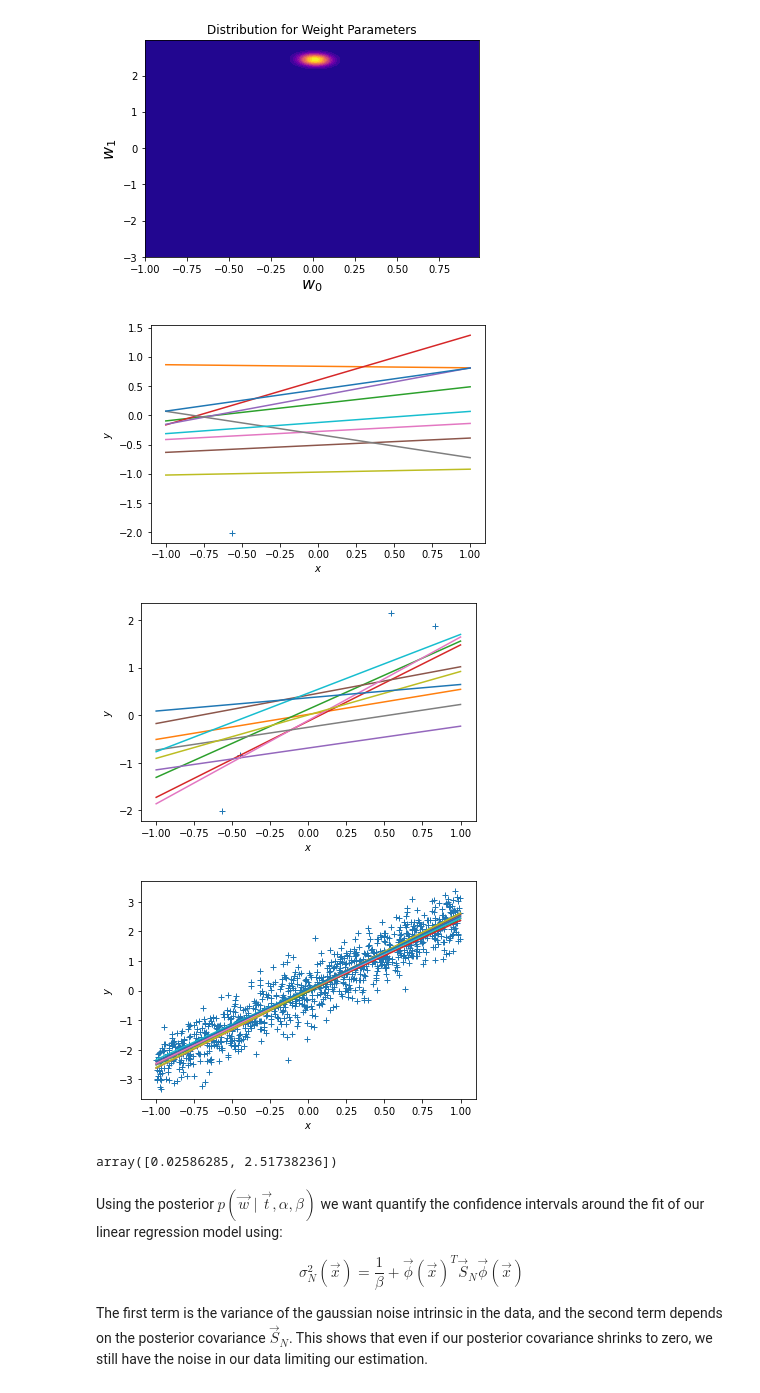
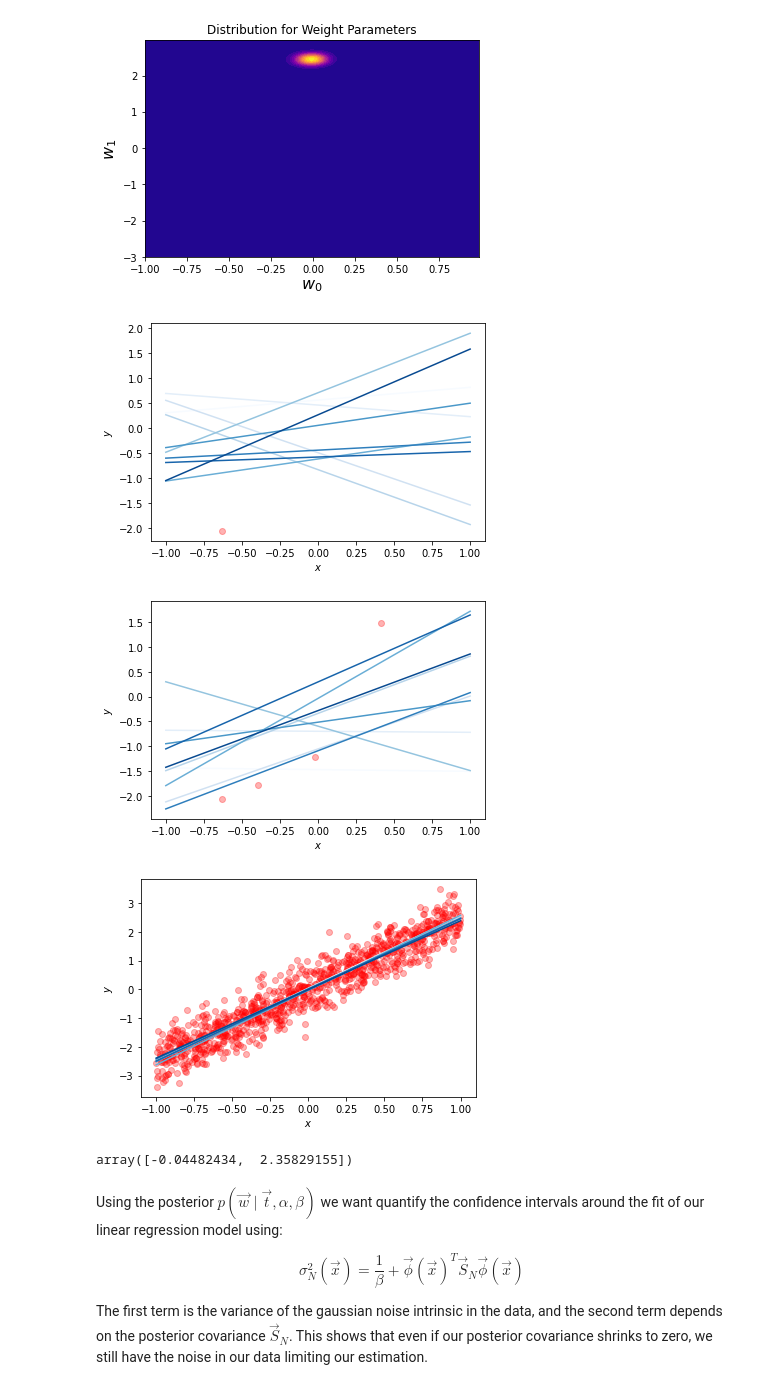
Before and after one commit to RobvanGastel/optimization-ml, a Jupyter notebook: Bayesian_linear_regression.ipynb, the cells around one changed output. Cells and saved outputs as stored; diff of their text form; code cells hidden in the pictures.

```diff
--- a/Bayesian_linear_regression.ipynb
+++ b/Bayesian_linear_regression.ipynb
@@ -44,8 +45,8 @@ def plot_fit(A, y, params, phi=lambda x: x, x_lim=1, n=100):
 
     plt.xlabel("$x$")
     plt.ylabel("$y$")
-    plt.plot(A[:, 0], y, marker="x", linestyle="none")
-    plt.plot(x_values, y_values, '-r', linewidth=2, label='regression fit')
+    plt.plot(A[:, 0], y, "ro", alpha=0.3)
+    plt.plot(x_values, y_values, '-b', linewidth=2, label='regression fit')
     plt.legend()
 
 # Passing intercept, and slope
@@ -125,37 +126,40 @@ visualize_posterior(lim_x=1, lim_y=3, posterior=posterior)
 # %%
 def plot_posterior_fit(A, y, posterior, n=10):
 
     plt.xlabel("$x$")
     plt.ylabel("$y$")
-    plt.plot(A[:, 0], y, marker="+", linestyle="none")
+    plt.plot(A[:, 0], y, "ro", alpha=0.3)
+
+    cmap = matplotlib.colormaps.get_cmap('Blues')
+    colors = [cmap(i/n) for i in range(n)]
 
     for i in range(n):
         params = posterior.rvs(1)
         x_values = np.linspace(-1, 1, 100)
         y_values = params[1] * x_values + params[0]
-        plt.plot(x_values, y_values)
+        plt.plot(x_values, y_values, color=colors[i])
 
 # Plot the fit of the prior
 plot_posterior_fit(A[:1], y[:1], prior)
 # %% [output]
-[figure, old version]
+[figure, new version]
 # %%
 M = 4
 posterior = calculate_posterior(A[:M], y[:M], beta = 1.0, prior=prior)
 plot_posterior_fit(A[:M], y[:M], posterior)
 # %% [output]
-[figure, old version]
+[figure, new version]
 # %%
 # Plot the fit with all data
 posterior = calculate_posterior(A, y, beta = 1.0, prior=prior)
 plot_posterior_fit(A, y, posterior)
 # %% [output]
-[figure, old version]
+[figure, new version]
 # %%
 # Weights W_0, and W_1 respectively.
 posterior.rvs(1)
 # %% [output]
-array([0.02586285, 2.51738236])
+array([-0.04482434,  2.35829155])
 # %% [markdown]
 Using the posterior $p(\vec{w} \mid \vec{t}, \alpha, \beta)$ we want quantify the confidence intervals around the fit of our linear regression model using:
 
```
Also changed, not shown: parts of 5 cells of this notebook.
